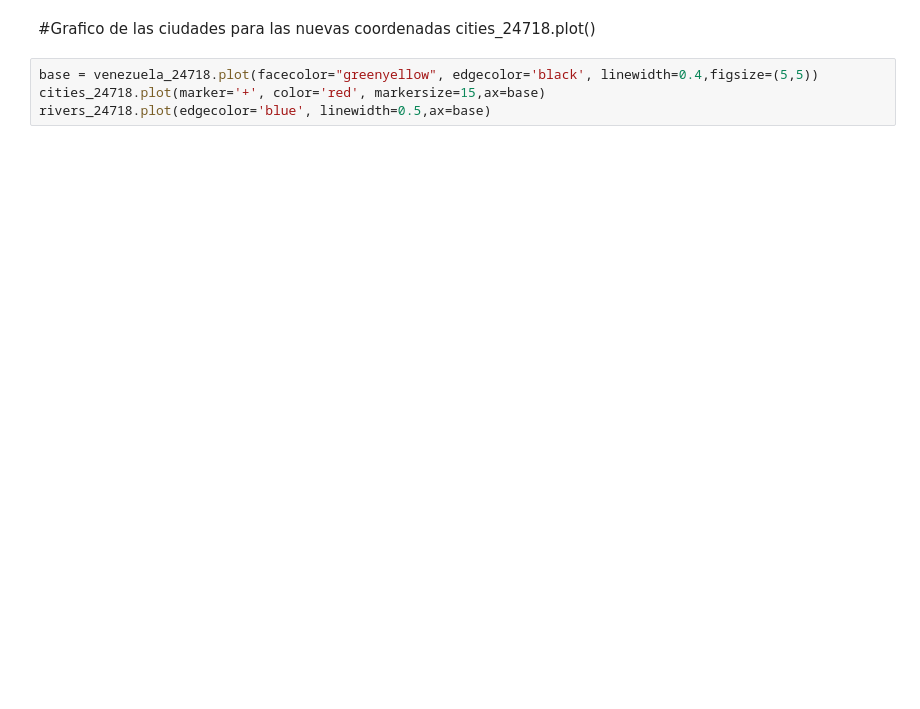
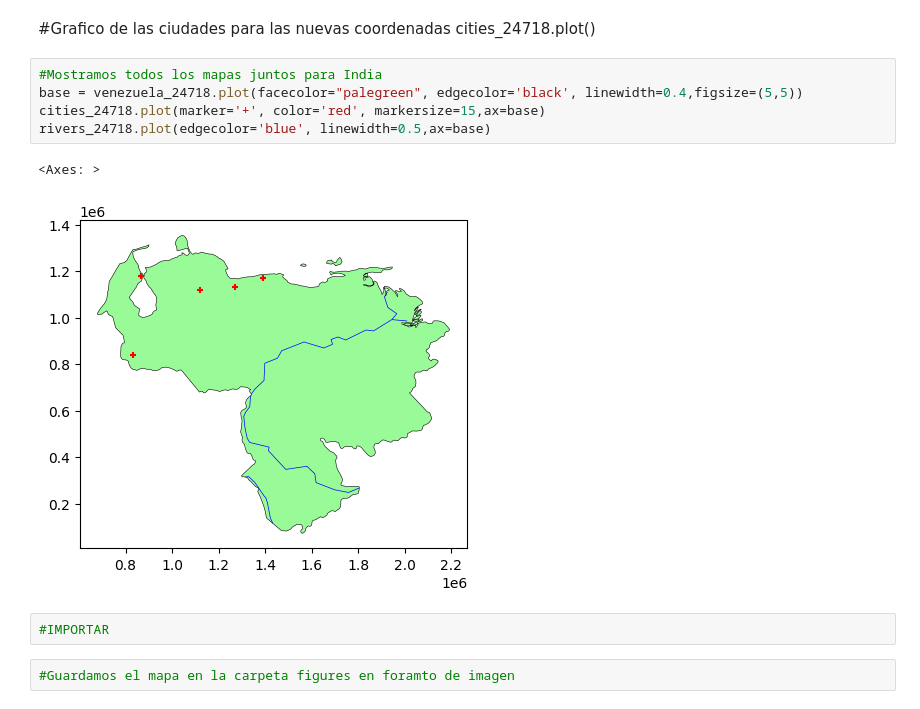
Before and after one commit to enrique1157/simpleplot, a Jupyter notebook: Untitled.ipynb, the cells around one changed output. Saved outputs shown, nothing was run; the diff lists cells and outputs as text; blank space fills up the shorter version.

```diff
--- a/Untitled.ipynb
+++ b/Untitled.ipynb
@@ -111,6 +123,14 @@ rivers_24718.plot()
 #Grafico de las ciudades para las nuevas coordenadas
 cities_24718.plot()
 # %%
-base = venezuela_24718.plot(facecolor="greenyellow", edgecolor='black', linewidth=0.4,figsize=(5,5))
+#Mostramos todos los mapas juntos para India
+base = venezuela_24718.plot(facecolor="palegreen", edgecolor='black', linewidth=0.4,figsize=(5,5))
 cities_24718.plot(marker='+', color='red', markersize=15,ax=base)
 rivers_24718.plot(edgecolor='blue', linewidth=0.5,ax=base)
+# %% [output]
+<Axes: >
+[figure, added]
+# %%
+#IMPORTAR
+# %%
+#Guardamos el mapa en la carpeta figures en foramto de imagen
```
Also changed, not shown: parts of 5 cells of this notebook.
